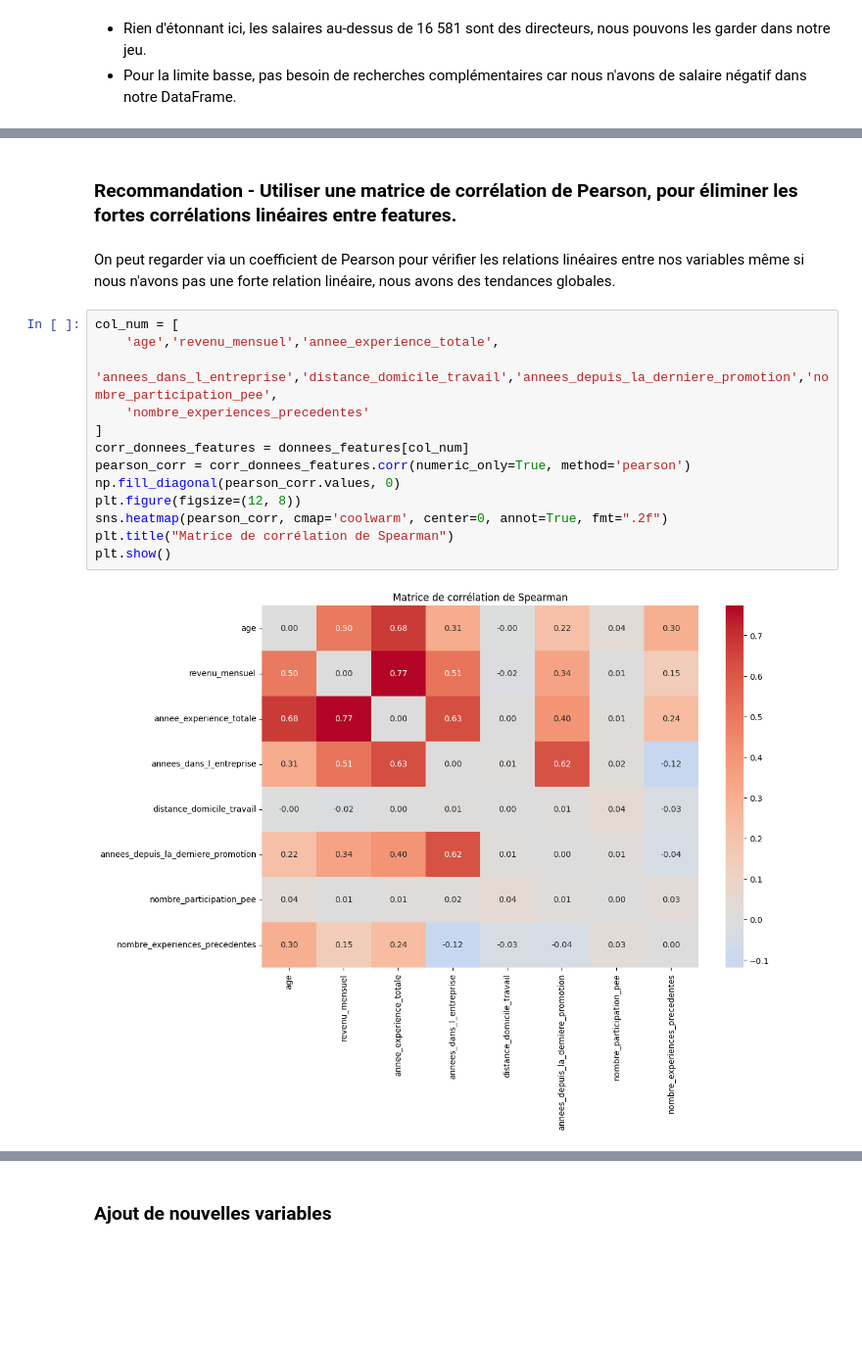
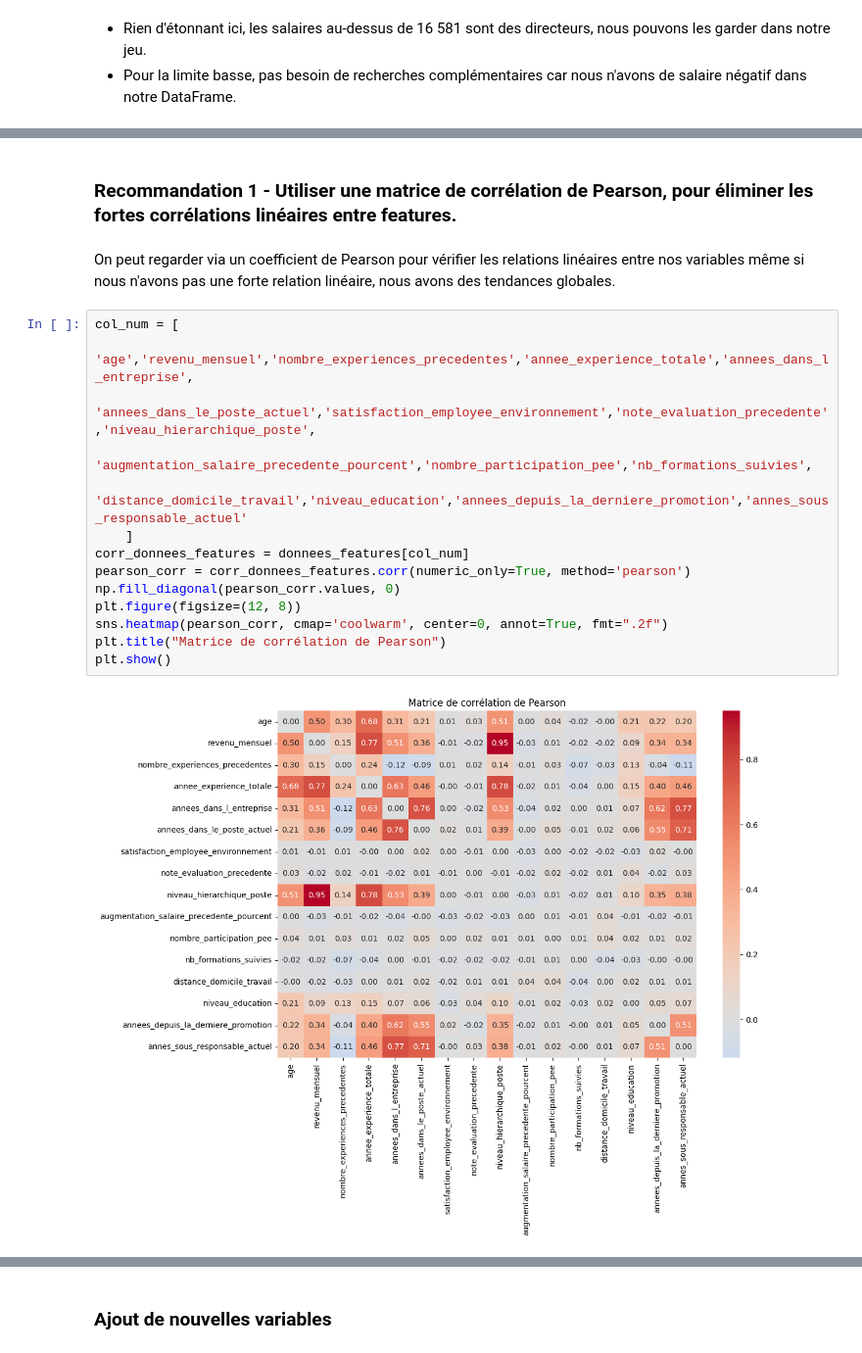
Before and after one commit to SCFlorian/Classifiez_automatiquement_des_informations, a Jupyter notebook: notebooks/notebook_2_feature_engineering.ipynb, the cells around one changed output, grey strips where cells are left out. Shown at 98% size. Drawn from its saved outputs; the diff is of its cells as text; blank space fills up the shorter version.

```diff
--- a/notebooks/notebook_2_feature_engineering.ipynb
+++ b/notebooks/notebook_2_feature_engineering.ipynb
@@ -143,21 +146,22 @@ Analyse globale (pas distinction de Oui et Non) les autres variables quantitativ
 * distance_domicile_travail : de 1km à 29km de distance domicile travail : rien d'anormal
 * annees_dans_l_entreprise : comme annee_experience_totale
 # %% [markdown]
-### Recommandation - Utiliser une matrice de corrélation de Pearson, pour éliminer les fortes corrélations linéaires entre features.
+### Recommandation 1 - Utiliser une matrice de corrélation de Pearson, pour éliminer les fortes corrélations linéaires entre features.
 # %% [markdown]
 On peut regarder via un coefficient de Pearson pour vérifier les relations linéaires entre nos variables même si nous n'avons pas une forte relation linéaire, nous avons des tendances globales.
 # %%
 col_num = [
-    'age','revenu_mensuel','annee_experience_totale',
-    'annees_dans_l_entreprise','distance_domicile_travail','annees_depuis_la_derniere_promotion','nombre_participation_pee',
-    'nombre_experiences_precedentes'
-]
+    'age','revenu_mensuel','nombre_experiences_precedentes','annee_experience_totale','annees_dans_l_entreprise',
+    'annees_dans_le_poste_actuel','satisfaction_employee_environnement','note_evaluation_precedente','niveau_hierarchique_poste',
+    'augmentation_salaire_precedente_pourcent','nombre_participation_pee','nb_formations_suivies',
+    'distance_domicile_travail','niveau_education','annees_depuis_la_derniere_promotion','annes_sous_responsable_actuel'
+    ]
 corr_donnees_features = donnees_features[col_num]
 pearson_corr = corr_donnees_features.corr(numeric_only=True, method='pearson')
 np.fill_diagonal(pearson_corr.values, 0)
 plt.figure(figsize=(12, 8))
 sns.heatmap(pearson_corr, cmap='coolwarm', center=0, annot=True, fmt=".2f")
-plt.title("Matrice de corrélation de Spearman")
+plt.title("Matrice de corrélation de Pearson")
 plt.show()
 # %% [output]
-[figure, old version]
+[figure, new version]
```
Also changed, not shown: parts of 59 cells of this notebook, 4 other files.
